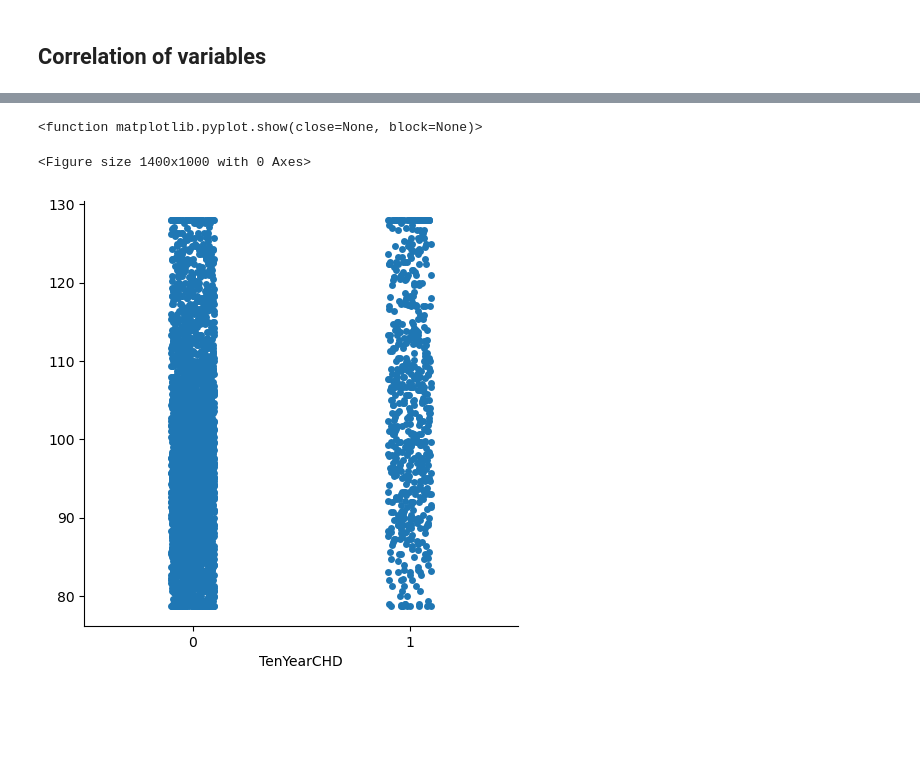
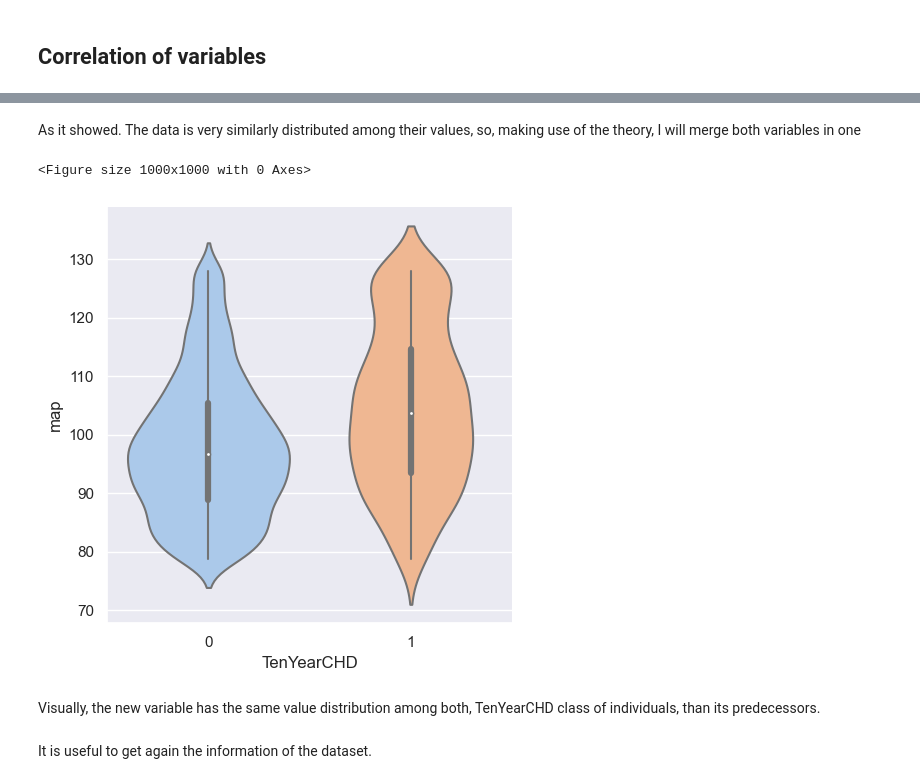
Before and after one commit to Fermazate/Heart-Disease-Prediction, a Jupyter notebook: notebooks/02_data_exploration.ipynb, the cells around one changed output, grey strips where cells are left out. Drawn from its saved outputs; the diff is of its cells as text; code cells hidden in the pictures; blank space fills up the shorter version.

```diff
--- a/notebooks/02_data_exploration.ipynb
+++ b/notebooks/02_data_exploration.ipynb
@@ -8,13 +8,18 @@ Importing modules and loading datasets
 import pandas as pd
 import matplotlib.pyplot as plt
 import seaborn as sns
+import numpy as np
+from scipy.stats.stats import pearsonr
+from sklearn.feature_selection import SelectKBest, mutual_info_classif
+from sklearn.model_selection import train_test_split
+from sklearn.metrics import f1_score
+from sklearn.ensemble import GradientBoostingClassifier
+
 import warnings
-from imblearn.over_sampling import SMOTE
-from sklearn.model_selection import train_test_split
-from sklearn.ensemble import RandomForestClassifier
-from sklearn.metrics import confusion_matrix,recall_score
 
 warnings.filterwarnings('ignore')
+
+sns.set_theme(context='notebook',style='darkgrid',palette='pastel')
 # %%
 df = pd.read_csv('../data/interim/clean.csv')
 # %%
@@ -170,0 +148,3 @@ It seems that age and SysBP are correlated so let's take a look on this.
+# %%
+bins = [0, 4, 9, 14, 19, 24, 29, float('inf')]
+df['cigsBins'] = pd.cut(df['cigsPerDay'],labels=False, bins=bins, right=False)
@@ -214,8 +197,14 @@ plt.show()
+# %% [markdown]
+As it showed. The data is very similarly distributed among their values, so, making use of the theory, I will merge both variables in one
 # %%
-plt.figure(figsize=(14,10))
-sns.catplot(data=df,x='TenYearCHD', y=BP_mean)
-plt.show
+df['map']= round(df['diaBP']+((1/3)*(df['sysBP']-df['diaBP'])),2)
+plt.figure(figsize=(10, 10))
+sns.catplot(data=df, x='TenYearCHD',y='map',kind='violin')
+plt.show()
 # %% [output]
-<function matplotlib.pyplot.show(close=None, block=None)>
+<Figure size 1000x1000 with 0 Axes>
-<Figure size 1400x1000 with 0 Axes>
-[figure, old version]
+[figure, new version]
+# %% [markdown]
+Visually, the new variable has the same value distribution among both, TenYearCHD class of individuals, than its predecessors.
+# %% [markdown]
+It is useful to get again the information of the dataset.
```
Also changed, not shown: parts of 37 cells of this notebook, 1 other file.
